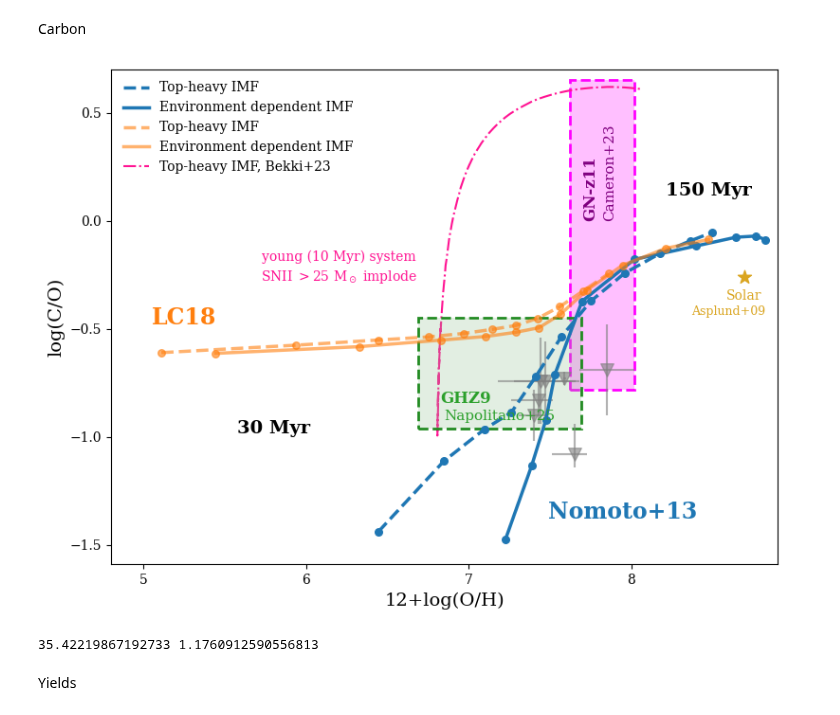
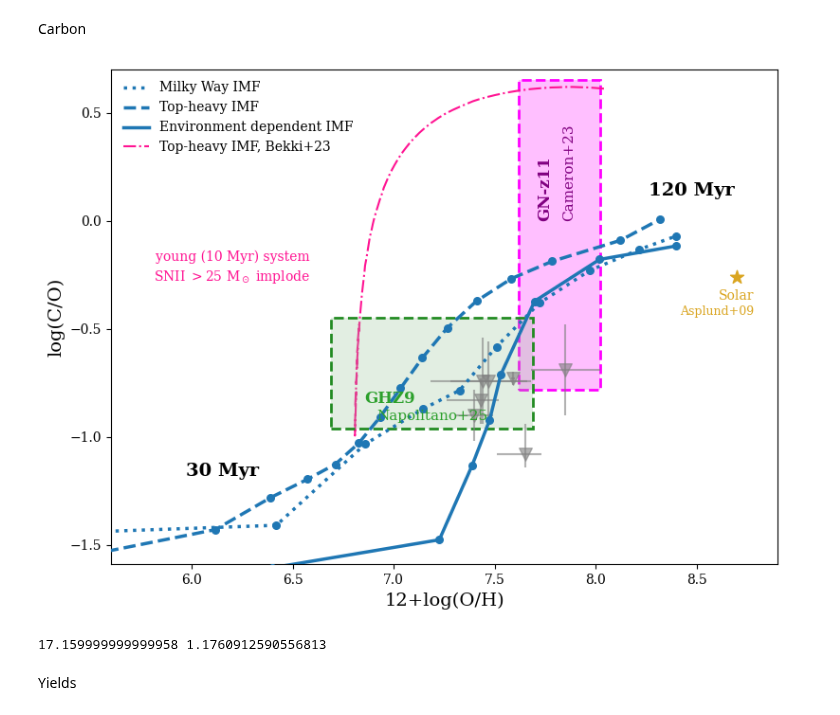
Before and after one commit to bshidvb/galIMF, a Jupyter notebook: plotting/plots_for-paper.ipynb, the cells around one changed output. Drawn from its saved outputs; the diff is of its cells as text; code cells hidden in the pictures.

Commit message:
Rewrote the functions so they plot only N13 model

```diff
--- a/plotting/plots_for-paper.ipynb
+++ b/plotting/plots_for-paper.ipynb
@@ -361,9 +373,24 @@ colours = colors = plt.get_cmap('tab10').colors  # Extend if needed
 plt.rc('font', family='serif')
 plt.figure(figsize=(8, 6))
 
-file_paths = glob.glob("/Users/adriana_work/Desktop/galIMF/simulation_results_from_galaxy_evol/Nomoto_sup_agb/20260502/imfKroupaSTF0.04alpha2.1Log_SFR0.2SFEN100SFE0.0062Z_0-4.15infall0.002/chemical_and_SN_evolution.txt")
-index_x = 3
-index_y = 14
+file_paths = glob.glob("/Users/adriana_work/Desktop/galIMF/simulation_results_from_galaxy_evol/Nomoto_sup_agb/20260502/imfKroupaSTF0.04alpha2.3Log_SFR0.2SFEN100SFE0.0068Z_0-4.15infall0.002/chemical_and_SN_evolution.txt")
+index_x = 1
+index_y = 12
+
+for i, path in enumerate(file_paths):
+    data = load_data_with_names(path)
+    logCO, logOH = data['Gas [C/O]:'], data['Gas [O/H]:']
+    time_steps = data['time step list:']
+    stellar_ages = np.log10(time_steps)
+    logCO, logOH = recalculate(logCO, logOH)
+    # smooth_logOH, smooth_logNO = fit(logOH, logNO)
+    # plt.plot(smooth_logOH[index_x:index_y], smooth_logNO[index_x:index_y], color=colors[i % len(colors)], lw=0.8, label=label)
+    plt.scatter(logOH[index_x:index_y], logCO[index_x:index_y], color='tab:blue', s=30, zorder=10)
+    plt.plot(logOH[index_x:index_y], logCO[index_x:index_y], color='tab:blue', lw=2.5, label='Milky Way IMF', linestyle="dotted", zorder=10)
+
+file_paths = glob.glob("/Users/adriana_work/Desktop/galIMF/simulation_results_from_galaxy_evol/paper/nomoto/top_heavy/imfKroupaSTF0.04alpha1.6Log_SFR1.4SFEN15SFE0.004Z_0-4.15infall0.011/chemical_and_SN_evolution.txt")
+index_x = 1
+index_y = 18
 
 for i, path in enumerate(file_paths):
     data = load_data_with_names(path)
@@ -378,73 +405,42 @@ for i, path in enumerate(file_paths):
 
 # file_paths = glob.glob("/Users/adriana_work/Desktop/galIMF/simulation_results_from_galaxy_evol/20260703/Nomoto/imfigimfSTF0.04Log_SFR1.0SFEN15SFE0.008Z_0-4.15infall0.009/chemical_and_SN_evolution.txt")
 file_paths = glob.glob("/Users/adriana_work/Desktop/galIMF/simulation_results_from_galaxy_evol/paper/nomoto/igimf2/imfigimfSTF0.04Log_SFR1.0SFEN100SFE0.008Z_0-4.15infall0.0065/chemical_and_SN_evolution.txt")
-index_x = 4
-index_y = 14
+index_x = 3
+index_y = 11
 
 for i, path in enumerate(file_paths):
     data = load_data_with_names(path)
     logCO, logOH = data['Gas [C/O]:'], data['Gas [O/H]:']
     time_steps = data['time step list:']
     stellar_ages = np.log10(time_steps)
     logCO, logOH = recalculate(logCO, logOH)
     # smooth_logOH, smooth_logNO = fit(logOH, logNO)
     # plt.plot(smooth_logOH[index_x:index_y], smooth_logNO[index_x:index_y], color=colors[i % len(colors)], lw=0.8, label=label)
     plt.scatter(logOH[index_x:index_y], logCO[index_x:index_y], color='tab:blue', s=30, zorder=10)
     plt.plot(logOH[index_x:index_y], logCO[index_x:index_y], color='tab:blue', lw=2.5, label='Environment dependent IMF', zorder=10)
 
-file_paths = glob.glob("/Users/adriana_work/Desktop/galIMF/simulation_results_from_galaxy_evol/final_results/imfKroupaSTF0.04alpha2.1Log_SFR0.3SFEN100SFE0.0062Z_0-4.15infall0.008/chemical_and_SN_evolution.txt")
-index_x = 3
-index_y = 14
+plt.text(6.15, -1.2, '30 Myr', color='black', ha='center', va='bottom', fontsize=14, weight="bold")
+plt.text(8.475, 0.1, '120 Myr', color='black', ha='center', va='bottom', fontsize=14, weight="bold")
 
-for i, path in enumerate(file_paths):
-    data = load_data_with_names(path)
-    logCO, logOH = data['Gas [C/O]:'], data['Gas [O/H]:']
-    time_steps = data['time step list:']
-    stellar_ages = np.log10(time_steps)
-    logCO, logOH = recalculate(logCO, logOH)
-    # smooth_logOH, smooth_logNO = fit(logOH, logNO)
-    # plt.plot(smooth_logOH[index_x:index_y], smooth_logNO[index_x:index_y], color=colors[i % len(colors)], lw=0.8, label=label)
-    plt.scatter(logOH[index_x:index_y], logCO[index_x:index_y], color='tab:orange', s=30, alpha=0.6, zorder=10)
-    plt.plot(logOH[index_x:index_y], logCO[index_x:index_y], color='tab:orange', lw=2.5, label='Top-heavy IMF', linestyle="--", alpha=0.6, zorder=10)
-
-file_paths = glob.glob("/Users/adriana_work/Desktop/galIMF/simulation_results_from_galaxy_evol/20260703/LCR300/igimf2/imfigimfSTF0.04Log_SFR1.0SFEN100SFE0.007Z_0-4.15infall0.008/chemical_and_SN_evolution.txt")
-index_x = 3
-index_y = 14
-
-for i, path in enumerate(file_paths):
-    data = load_data_with_names(path)
-    logCO, logOH = data['Gas [C/O]:'], data['Gas [O/H]:']
-    time_steps = data['time step list:']
-    stellar_ages = np.log10(time_steps)
-    logCO, logOH = recalculate(logCO, logOH)
-    # smooth_logOH, smooth_logNO = fit(logOH, logNO)
-    # plt.plot(smooth_logOH[index_x:index_y], smooth_logNO[index_x:index_y], color=colors[i % len(colors)], lw=0.8, label=label)
-    plt.scatter(logOH[index_x:index_y], logCO[index_x:index_y], color='tab:orange', s=30, alpha=0.6, zorder=10)
-    plt.plot(logOH[index_x:index_y], logCO[index_x:index_y], color='tab:orange', lw=2.5, label='Environment dependent IMF', alpha=0.6, zorder=10)
-
-plt.text(5.8, -1, '30 Myr', color='black', ha='center', va='bottom', fontsize=14, weight="bold")
-plt.text(8.475, 0.1, '150 Myr', color='black', ha='center', va='bottom', fontsize=14, weight="bold")
-
-plt.text(7.95, -1.4, 'Nomoto+13', color='tab:blue', ha='center', va='bottom', fontsize=17, weight="bold")
-plt.text(5.25, -0.5, 'LC18', color='tab:orange', ha='center', va='bottom', fontsize=17, weight="bold")
+# plt.text(7.95, -1.4, 'Nomoto+13', color='tab:blue', ha='center', va='bottom', fontsize=17, weight="bold")
 
 filename='./paper/paper_carbon.pdf'
 plt.xlabel('12+log(O/H)', fontsize=14)
 plt.ylabel('log(C/O)', fontsize=14)
 plt.locator_params(axis='x', nbins=8)
 plt.locator_params(axis='y', nbins=8)
-plt.xlim(4.8, 8.9)
+plt.xlim(5.6, 8.9)
 plt.ylim(-1.59, 0.7)
 # plt.title(title, fontsize=12)
 plot_Cameron_carbon()
 plot_Bekki_comparison()
 plot_high_redshift_data_Ji25()
 plt.legend(bbox_to_anchor=(0, 1), loc="upper left", fontsize=10, frameon=False)
 plt.savefig(filename, bbox_inches='tight', dpi=300)
 plt.tight_layout()
 plt.show()
 # %% [output]
-[figure, old version]
+[figure, new version]
 # %%
 def load_data_with_names(file_path):
     with open(file_path, 'r') as file:
@@ -459,13 +455,13 @@ def load_data_with_names(file_path):
                 data_dict[row_name] = data
     return data_dict
 
-lifetime = load_data_with_names("/Users/adriana_work/Desktop/galIMF/yield_tables__2024/rearranged___/setllar_lifetime_from_Limongi_R300_sup_agb/Limongi_R300_sup_agb_Z=3.236e-05.txt")
+lifetime = load_data_with_names("/Users/adriana_work/Desktop/galIMF/yield_tables__2024/rearranged___/setllar_lifetime_from_Nomoto_sup_agb/Nomoto_sup_agb_Z=0.0001.txt")
 mass = lifetime["mass"]
 lifetime = lifetime["lifetime"]
 
-print(lifetime[21]/1e6, np.log10(mass[23]))
+print(lifetime[22]/1e6, np.log10(mass[23]))
 # %% [output]
-35.42219867192733 1.1760912590556813
+17.159999999999958 1.1760912590556813
 # %% [markdown]
 Yields
 # %%
```
Also changed, not shown: parts of 5 cells of this notebook.
